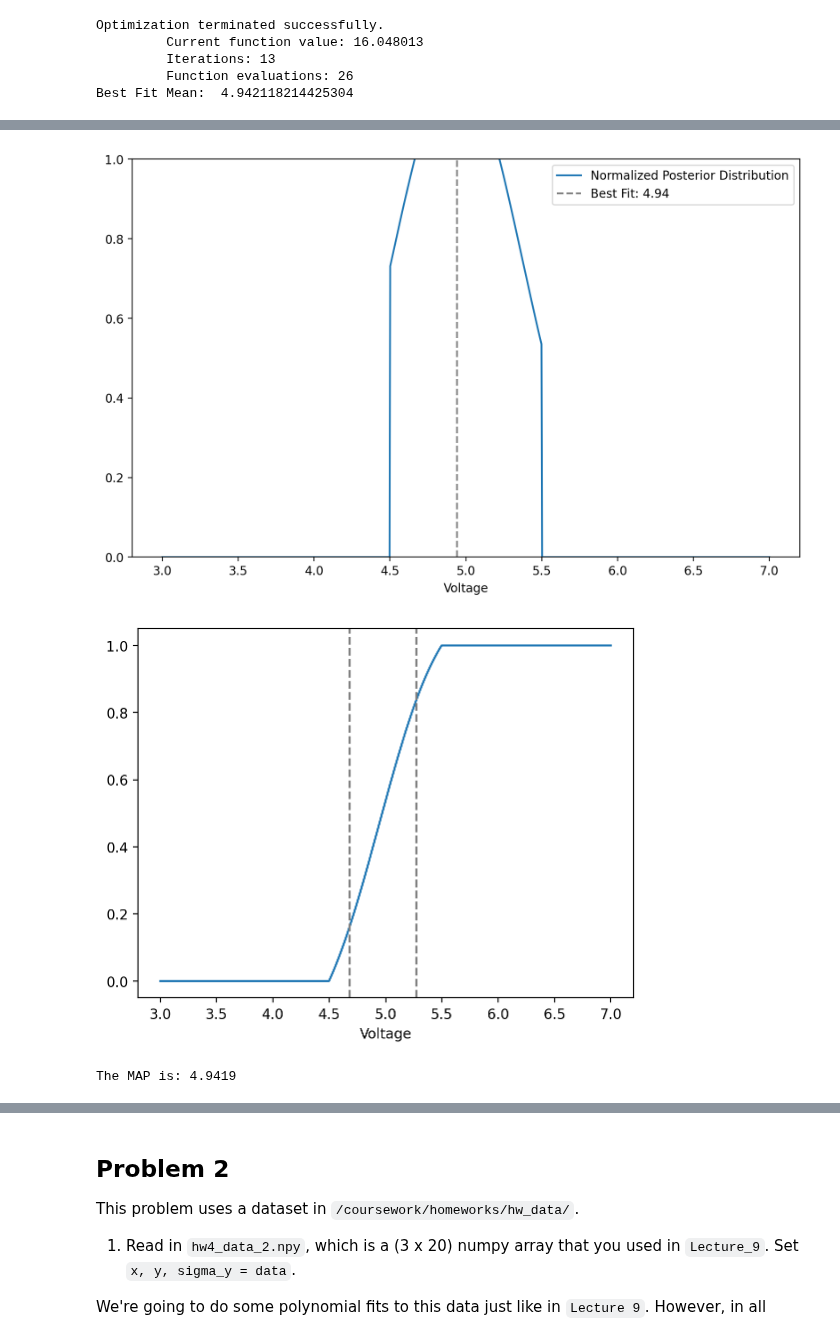
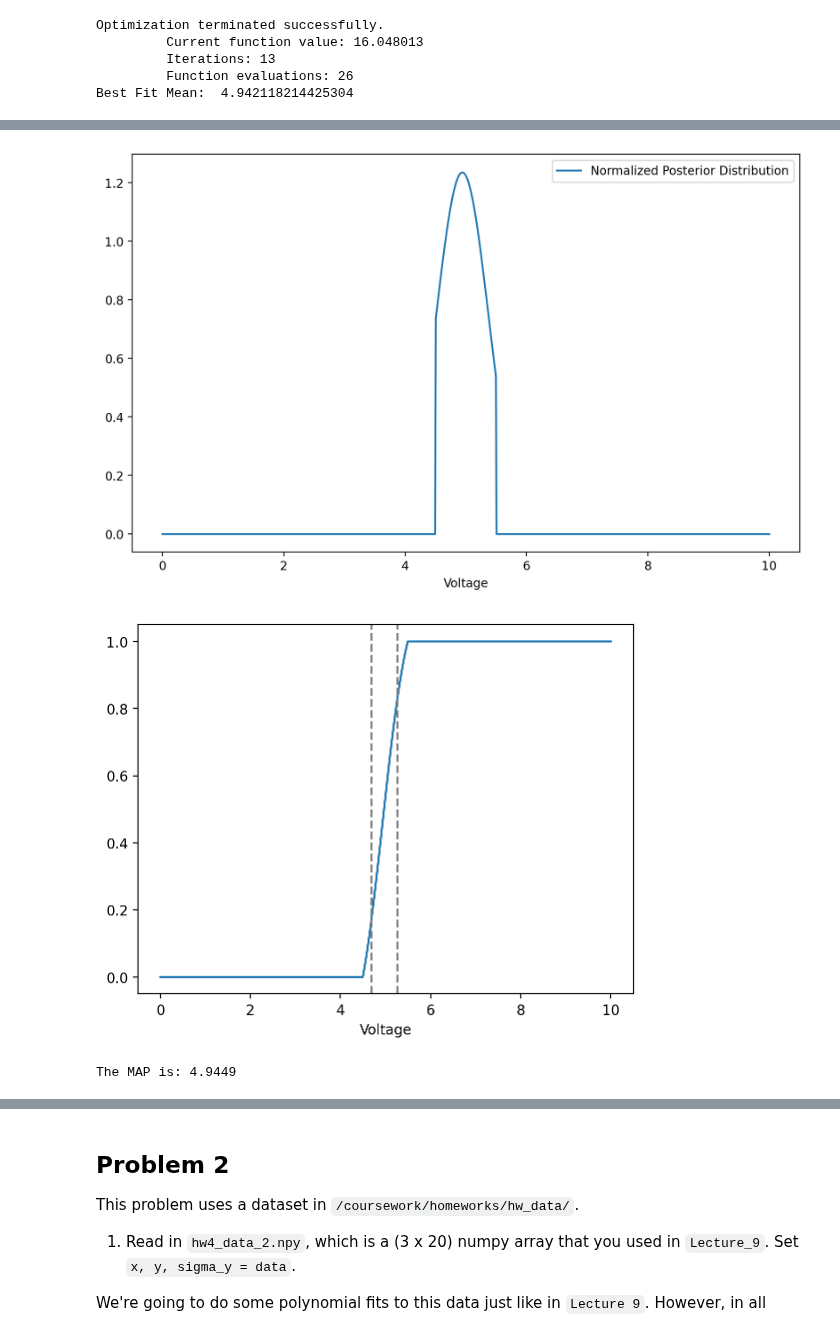
Before and after one commit to VanderbiltAstronomy/astr_8070_s25, a Jupyter notebook: coursework/student_folders/m_rizzosmith/homework/vu_astr8070_s25_hw4_mikerizzosmith.ipynb, the cells around one changed output, grey strips where cells are left out. Cells and saved outputs as stored; diff of their text form; code cells hidden in the pictures.

```diff
--- a/coursework/student_folders/m_rizzosmith/homework/vu_astr8070_s25_hw4_mikerizzosmith.ipynb
+++ b/coursework/student_folders/m_rizzosmith/homework/vu_astr8070_s25_hw4_mikerizzosmith.ipynb
@@ -83,21 +83,22 @@ def prior(x, loc, scale):
 
 fig, ax = plt.subplots(figsize=(10,6))
 
-xgrid = np.linspace(3, 7, 1000)
-post = []  # Empty list to store posterior values
+xgrid = np.linspace(0, 10, 1000)
+post_uni1 = []  # Empty list to store posterior values
 
 for x in xgrid:
-    post.append(np.exp(lnL(voltage, uncert, x)) * prior(x, 3.5, 3))  # Store values
+    post_uni1.append(np.exp(lnL(voltage, uncert, x)) * prior(x, 3.5, 3))  # Store values
 
-post = np.array(post)
+post_uni1 = np.array(post_uni1)
 
 #or
-##likelihood = np.exp([lnL(voltage, uncert, x) for x in xgrid])
-#posterior = likelihood * prior(xgrid, 3.5, 3)
+# likelihood = np.exp([lnL(voltage, uncert, x) for x in xgrid])
+# posterior = likelihood * prior(xgrid, 3.5, 3)
 
-area = scipy.integrate.trapezoid(post, xgrid)
+area_uni1 = scipy.integrate.trapezoid(post_uni1, xgrid)
+print(area_uni1)
 #area2 = scipy.integrate.trapezoid(posterior, xgrid)
-ax.plot(xgrid, post/area, label=r'Normalized Posterior Distribution')
+ax.plot(xgrid, post_uni1/area_uni1, label=r'Normalized Posterior Distribution')
 #ax.plot(xgrid, posterior/area2, label=r'posterior dist')
 
 # likelihood plot
@@ -128,48 +130,46 @@ The MAP is: 4.9419
 # %%
 fig, ax = plt.subplots(figsize=(10,6))
 
-xgrid = np.linspace(3, 7, 1000)
-post = []  # Empty list to store posterior values
+post_uni2 = []  # Empty list to store posterior values
 
 for x in xgrid:
-    post.append(np.exp(lnL(voltage, uncert, x)) * prior(x, 4.5, 1))  # Store values
+    post_uni2.append(np.exp(lnL(voltage, uncert, x)) * prior(x, 4.5, 1))  # Store values
 
-post = np.array(post)
+post_uni2 = np.array(post_uni2)
 
 #or
 ##likelihood = np.exp([lnL(voltage, uncert, x) for x in xgrid])
 #posterior = likelihood * prior(xgrid, 3.5, 3)
 
-area = scipy.integrate.trapezoid(post, xgrid)
+area_uni2 = scipy.integrate.trapezoid(post_uni2, xgrid)
 #area2 = scipy.integrate.trapezoid(posterior, xgrid)
-ax.plot(xgrid, post/area, label=r'Normalized Posterior Distribution')
+ax.plot(xgrid, post_uni2/area_uni2, label=r'Normalized Posterior Distribution')
 #ax.plot(xgrid, posterior/area2, label=r'posterior dist')
 
 # likelihood plot
-ax.axvline(beta_gauss[0][0], color='gray', linestyle="--", label=f"Best Fit: {beta_gauss[0][0]:.2f}")
 
-plt.ylim(0, 1)
+#plt.ylim(0, 1)
 plt.legend()
 plt.xlabel('Voltage')
 plt.show()
 
 # CDF Is cumsum of PDF?
-cdf = np.cumsum(post) / np.sum(post)
+cdf = np.cumsum(post_uni2) / np.sum(post_uni2)
 lower = xgrid[np.where(cdf >= .16)[0][0]]
 upper = xgrid[np.where(cdf <= .84)[0][-1]]
 
 plt.plot(xgrid, cdf)
 plt.axvline(lower, linestyle='--', color='gray')
 plt.axvline(upper, linestyle='--', color='gray')
 plt.xlabel('Voltage')
 plt.show()
 
-map = xgrid[np.argsort(post)[-1]]
+map = xgrid[np.argsort(post_uni2)[-1]]
 print(f'The MAP is: {map:.4f}')
 # %% [output]
-[figure, old version]
+[figure, new version]
-[figure, old version]
+[figure, new version]
-The MAP is: 4.9419
+The MAP is: 4.9449
 # %%
 #prior (ignore loc and scale until the beta prior)
 import scipy.integrate
```
Also changed, not shown: parts of 4 cells of this notebook.
